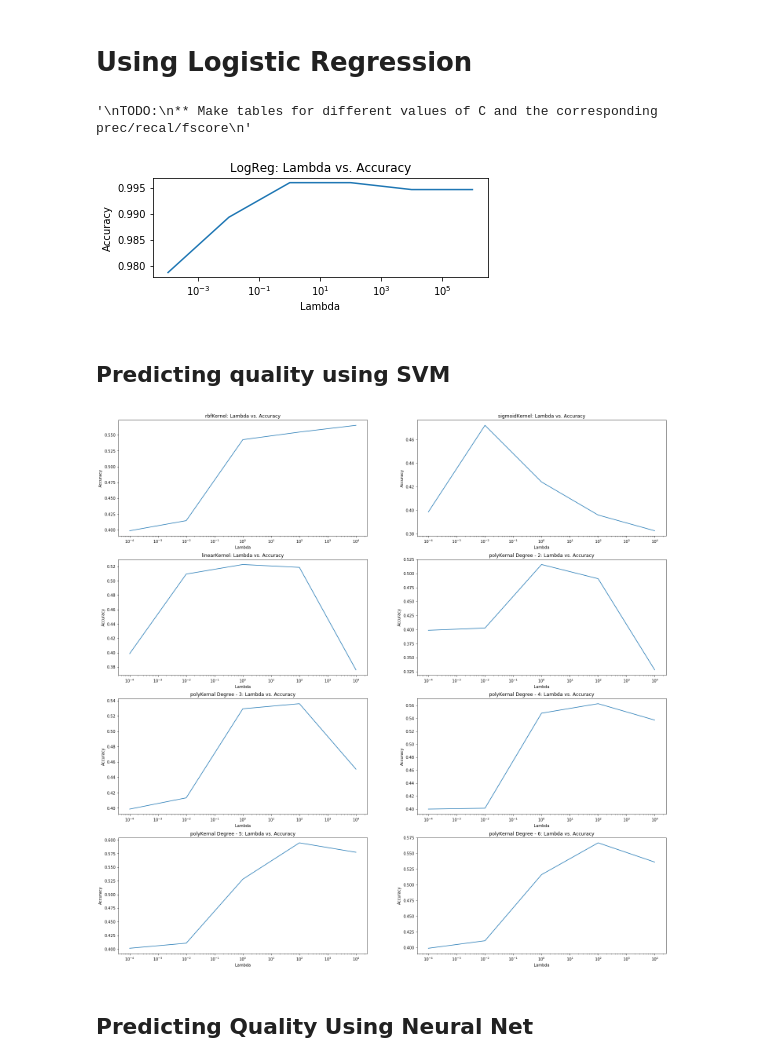
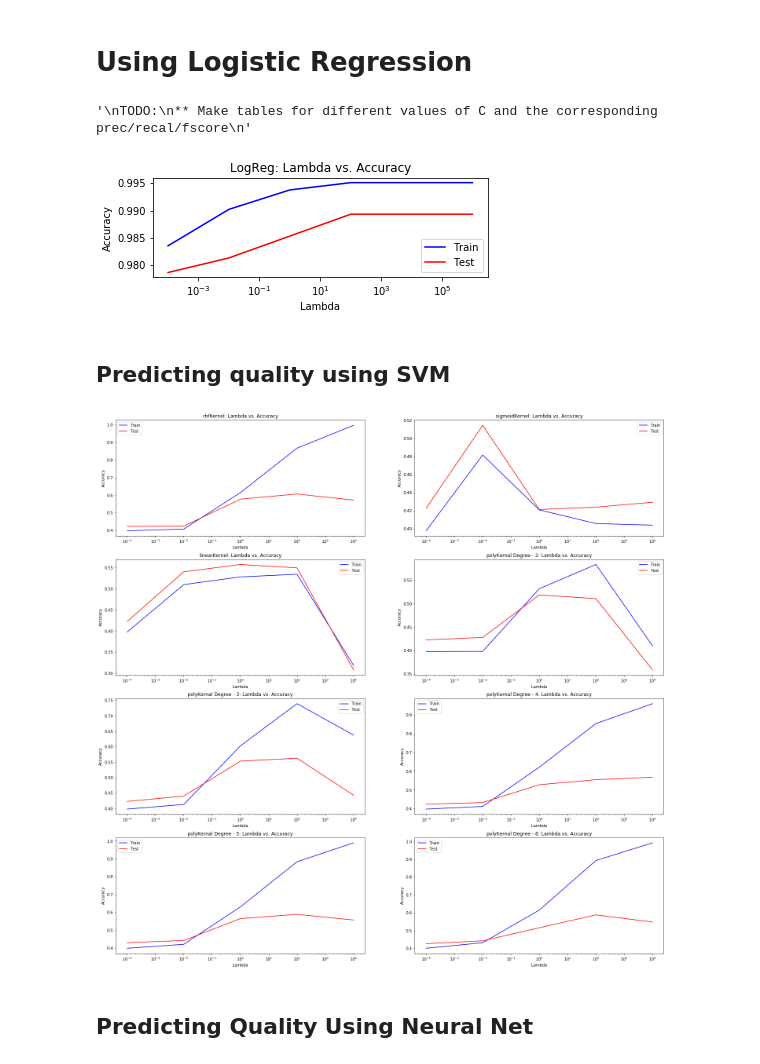
Before and after one commit to jonnysassoon/Mark-and-Jonny-ML-Project, a Jupyter notebook: Predicting Wine Type.ipynb, the cells around one changed output. Saved outputs shown, nothing was run; the diff lists cells and outputs as text; code cells hidden in the pictures.

Commit message:
Added train vs test accuracy on plot

```diff
--- a/Predicting Wine Type.ipynb
+++ b/Predicting Wine Type.ipynb
@@ -196,20 +195,22 @@ def runLogReg(x_train, y_train, x_test, y_test, lamb = 10000000):
     logreg.fit(x_train, y_train)
     y_hat = logreg.predict(x_test)
     # Getting accuracy of model
-    acc = logreg.score(x_test, y_test)
+    tr_acc = logreg.score(x_train, y_train)
+    te_acc = logreg.score(x_test, y_test)
     w = logreg.coef_
     w0 = logreg.intercept_
     prec , recal , fscore,_ = precision_recall_fscore_support(y_test, y_hat)
-    return w, w0, acc, prec , recal , fscore, _
+    return w, w0, tr_acc, te_acc, prec , recal , fscore, _
 # %%
 def get_results(x_train, y_train, x_test, y_test, Cs = [.0001, .01, 1, 100, 10000, 1000000]):
     results = dict()
     for lamVal in Cs:
         results[lamVal] = dict()
-        w, w0, acc, prec , recal , fscore, _ = runLogReg(x_train, y_train, x_test, y_test, lamb = lamVal)
+        w, w0, tr_acc, te_acc, prec , recal , fscore, _ = runLogReg(x_train, y_train, x_test, y_test, lamb = lamVal)
         results[lamVal]["w"] = w
         results[lamVal]["w0"] = w0
-        results[lamVal]["acc"] = acc
+        results[lamVal]["tr_acc"] = tr_acc
+        results[lamVal]["te_acc"] = te_acc
         results[lamVal]["prec"] = prec
         results[lamVal]["recal"] = recal
         results[lamVal]["fscore"] = fscore
@@ -217,17 +218,19 @@ def get_results(x_train, y_train, x_test, y_test, Cs = [.0001, .01, 1, 100, 1000
 # %%
 res = get_results(x_train, y_train, x_test, y_test)
 plt.figure().add_subplot(2, 1, 1).set_xscale("log")
-plt.plot(res.keys(), [res[c]["acc"] for c in res.keys()])
+plt.plot(res.keys(), [res[c]["tr_acc"] for c in res.keys()], "b", label = "Train")
+plt.plot(res.keys(), [res[c]["te_acc"] for c in res.keys()], "r", label = "Test" )
 plt.title("LogReg: Lambda vs. Accuracy")
 plt.xlabel("Lambda")
 plt.ylabel("Accuracy")
+plt.legend(loc = "best")
 """
 TODO:
 ** Make tables for different values of C and the corresponding prec/recal/fscore
 """
 # %% [output]
 '\nTODO:\n** Make tables for different values of C and the corresponding prec/recal/fscore\n'
-[figure, old version]
+[figure, new version]
 # %% [markdown]
 ## Predicting quality using SVM
 # %%
@@ -301,25 +307,31 @@ for kernel in kernels:
     plt.subplot(4, 2, i+1).set_xscale("log")
     if (kernel != "poly"):
         Cs = results.keys()
-        accs = [results[C]["acc"] for C in Cs]
-        plt.plot(Cs, accs)
+        te_accs = [results[C]["te_acc"] for C in Cs]
+        tr_accs = [results[C]["tr_acc"] for C in Cs]
+        plt.plot(Cs, tr_accs, "b", label = "Train")
+        plt.plot(Cs, te_accs, "r", label = "Test")
         plt.title(kernel + "Kernel: Lambda vs. Accuracy")
         plt.xlabel("Lambda")
         plt.ylabel("Accuracy")
+        plt.legend(loc = "best")
         i += 1
     else:
         Cs = results[5].keys()
         degrees = results.keys()
         for deg in degrees:
             plt.subplot(4, 2, i+1).set_xscale("log")
-            accs = [results[deg][C]["acc"] for C in Cs]
-            plt.plot(Cs, accs)
+            te_accs = [results[deg][C]["te_acc"] for C in Cs]
+            tr_accs = [results[deg][C]["tr_acc"] for C in Cs]
+            plt.plot(Cs, tr_accs, "b", label = "Train")
+            plt.plot(Cs, te_accs, "r", label = "Test")
             plt.title("polyKernal Degree - " + str(deg) + ": Lambda vs. Accuracy")
             plt.xlabel("Lambda")
             plt.ylabel("Accuracy")
+            plt.legend(loc = "best")
             i += 1
 # %% [output]
-[figure, old version]
+[figure, new version]
 # %% [markdown]
 ## Predicting Quality Using Neural Net
 # %%
```
Also changed, not shown: parts of 5 cells of this notebook.
